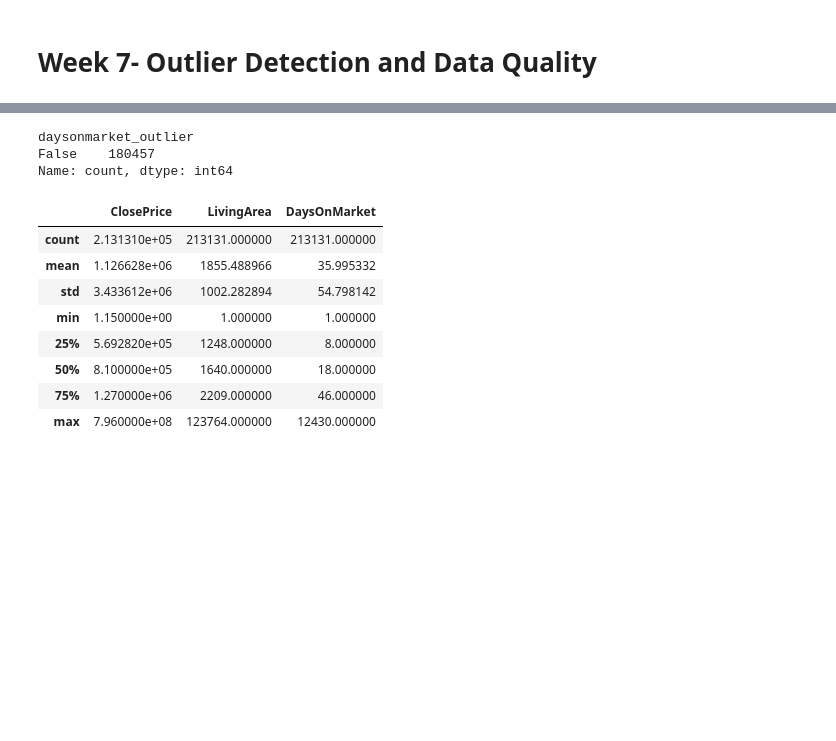
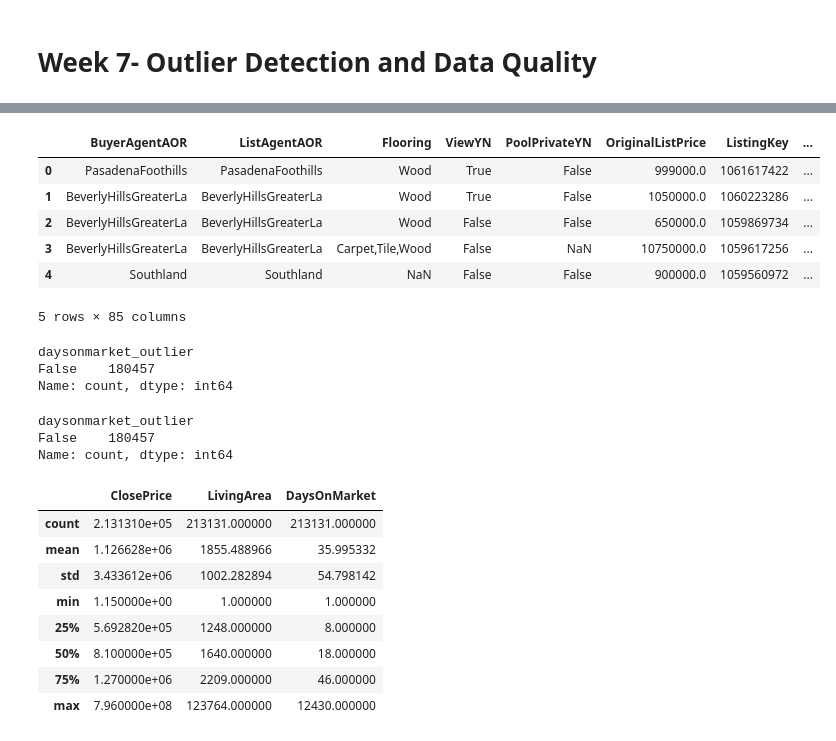
Before and after one commit to andrw0505/idxexchange, a Jupyter notebook: idx_deliverable.ipynb, the cells around one changed output, grey strips where cells are left out. Saved outputs shown, nothing was run; the diff lists cells and outputs as text; code cells hidden in the pictures; blank space fills up the shorter version.

```diff
--- a/idx_deliverable.ipynb
+++ b/idx_deliverable.ipynb
@@ -790,2 +849,12 @@ enriched_sold_v4.reset_index(drop=True).head()
 5 rows × 85 columns
+# %%
+enriched_listing_v6.reset_index(drop=True).head()
+# %% [output]
+|  | BuyerAgentAOR | ListAgentAOR | Flooring | ViewYN | PoolPrivateYN | OriginalListPrice | ListingKey | ... |
+| 0 | PasadenaFoothills | PasadenaFoothills | Wood | True | False | 999000.0 | 1061617422 | ... |
+| 1 | BeverlyHillsGreaterLa | BeverlyHillsGreaterLa | Wood | True | False | 1050000.0 | 1060223286 | ... |
+| 2 | BeverlyHillsGreaterLa | BeverlyHillsGreaterLa | Wood | False | False | 650000.0 | 1059869734 | ... |
+| 3 | BeverlyHillsGreaterLa | BeverlyHillsGreaterLa | Carpet,Tile,Wood | False | NaN | 10750000.0 | 1059617256 | ... |
+| 4 | Southland | Southland | NaN | False | False | 900000.0 | 1059560972 | ... |
+5 rows × 85 columns
 # %%
@@ -800,4 +869,16 @@ print(enriched_sold_v5['daysonmarket_outlier'].value_counts())
 daysonmarket_outlier
 False    180457
 Name: count, dtype: int64
+# %%
+enriched_listing_v7 = enriched_listing_v6[
+    (enriched_sold_v6['price_outlier']==False)
+    &(enriched_sold_v6['area_outlier']==False)
+    &(enriched_sold_v6['daysonmarket_outlier']==False)
+].copy()
+
+print(enriched_listing_v7['daysonmarket_outlier'].value_counts())
+# %% [output]
+daysonmarket_outlier
+False    180457
+Name: count, dtype: int64
 # %%
```
Also changed, not shown: parts of 27 cells of this notebook.
